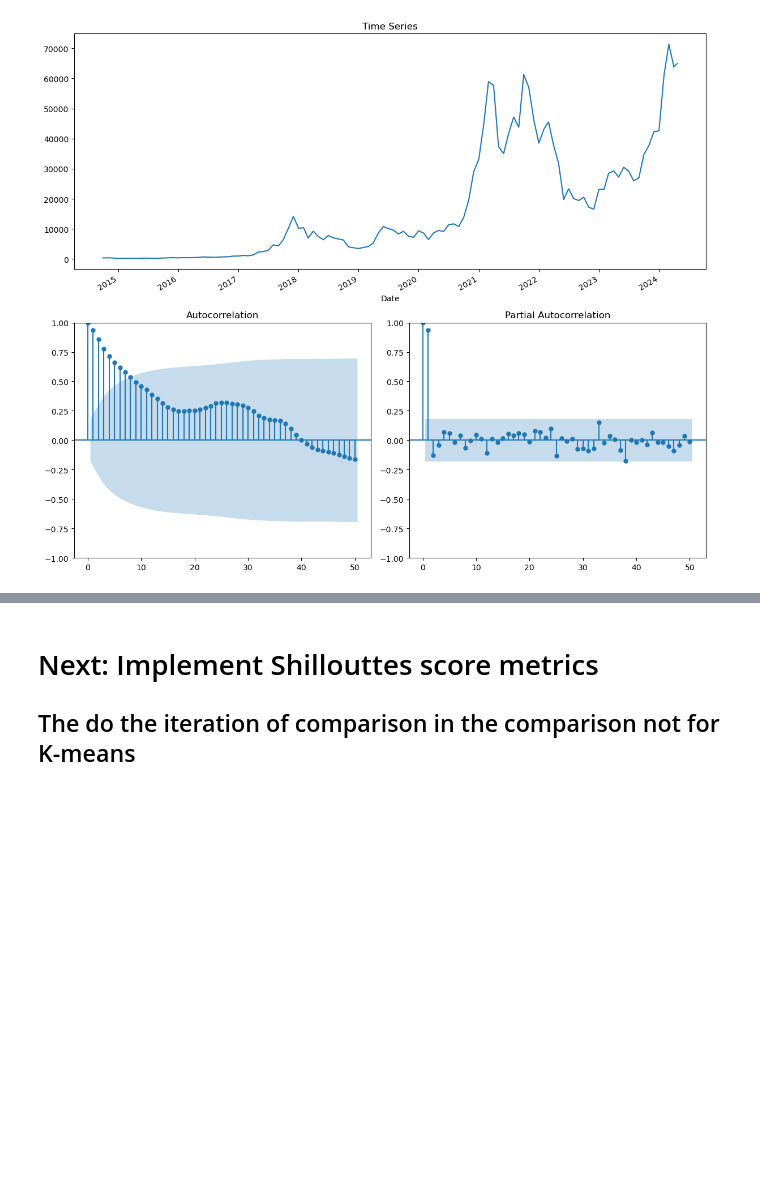
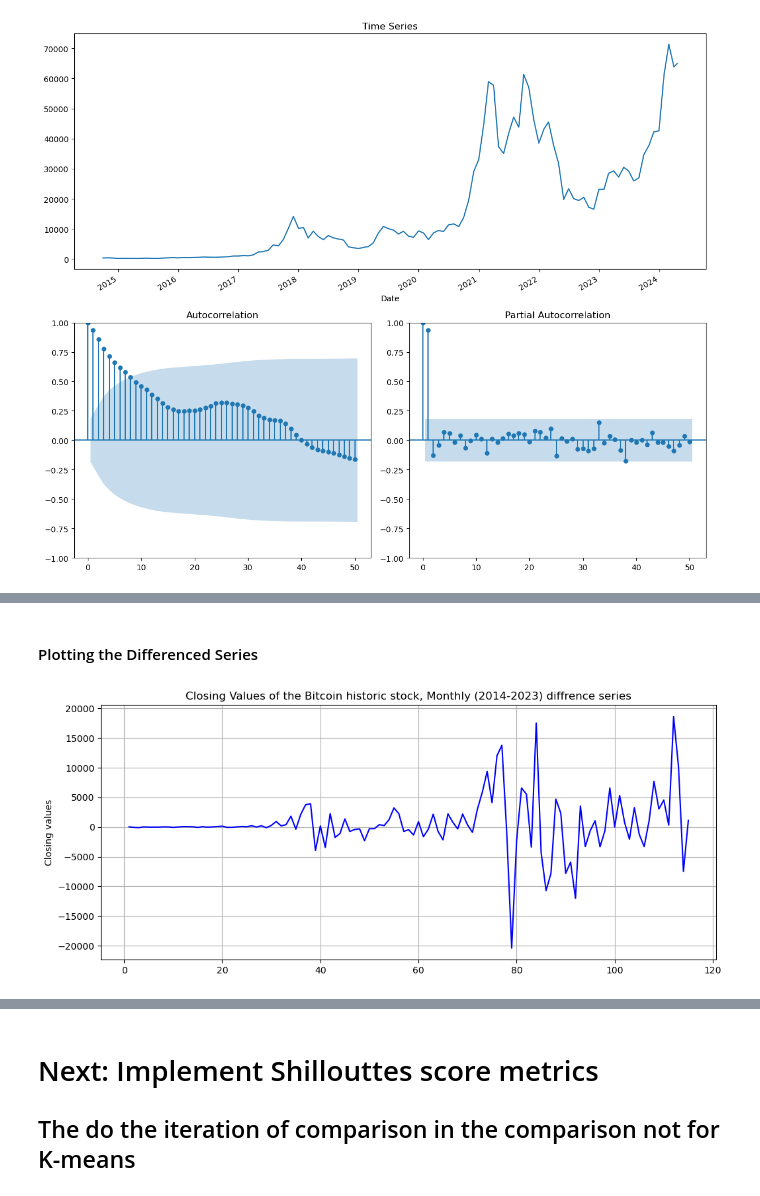
Before and after one commit to Ayomide-ola/Machine-learning-semester-2--, a Jupyter notebook: Oladipo Oluwatimileyin_ML_CA1.ipynb, the cells around one changed output, grey strips where cells are left out. Saved outputs shown, nothing was run; the diff lists cells and outputs as text; code cells hidden in the pictures; blank space fills up the shorter version.

Commit message:
Time series diffrencing

```diff
--- a/Oladipo Oluwatimileyin_ML_CA1.ipynb
+++ b/Oladipo Oluwatimileyin_ML_CA1.ipynb
@@ -1391,0 +1454,6 @@ plotds(btc['Close'], nlag = 100)
+# %%
+Btc['Close First diffrence'] = Btc['Close'] - Btc['Close'].shift(1)
+# Shift index by desired number of periods with an optional time `freq`.
+
+# Show first five records
+Btc.head()
@@ -1391,0 +1469,6 @@ plotds(btc['Close'], nlag = 100)
+# %%
+# Drop NA values
+Btc.dropna(subset = ["Close First diffrence"], inplace = True)
+
+# Show first five records
+Btc.head()
@@ -1391,0 +1501,10 @@ plotds(btc['Close'], nlag = 100)
+# %% [markdown]
+#### Plotting the Differenced Series
+# %%
+plt.figure(figsize = [12, 5]); # Set dimensions for figure
+Btc['Close First diffrence'].plot(color = 'b')
+plt.title('Closing Values of the Bitcoin historic stock, Monthly (2014-2023) diffrence series')
+plt.ylabel('Closing values')
+plt.grid(True)
+# %% [output]
+[figure, added]
```
Also changed, not shown: parts of 25 cells of this notebook.
